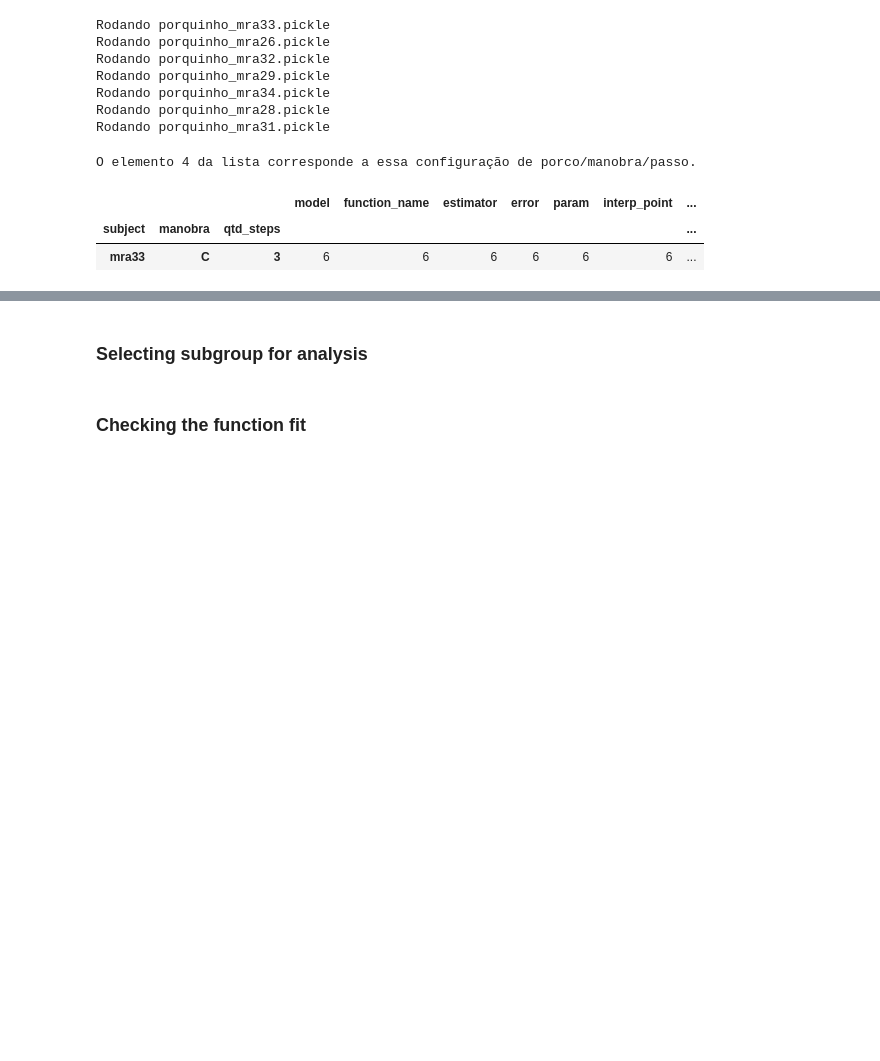
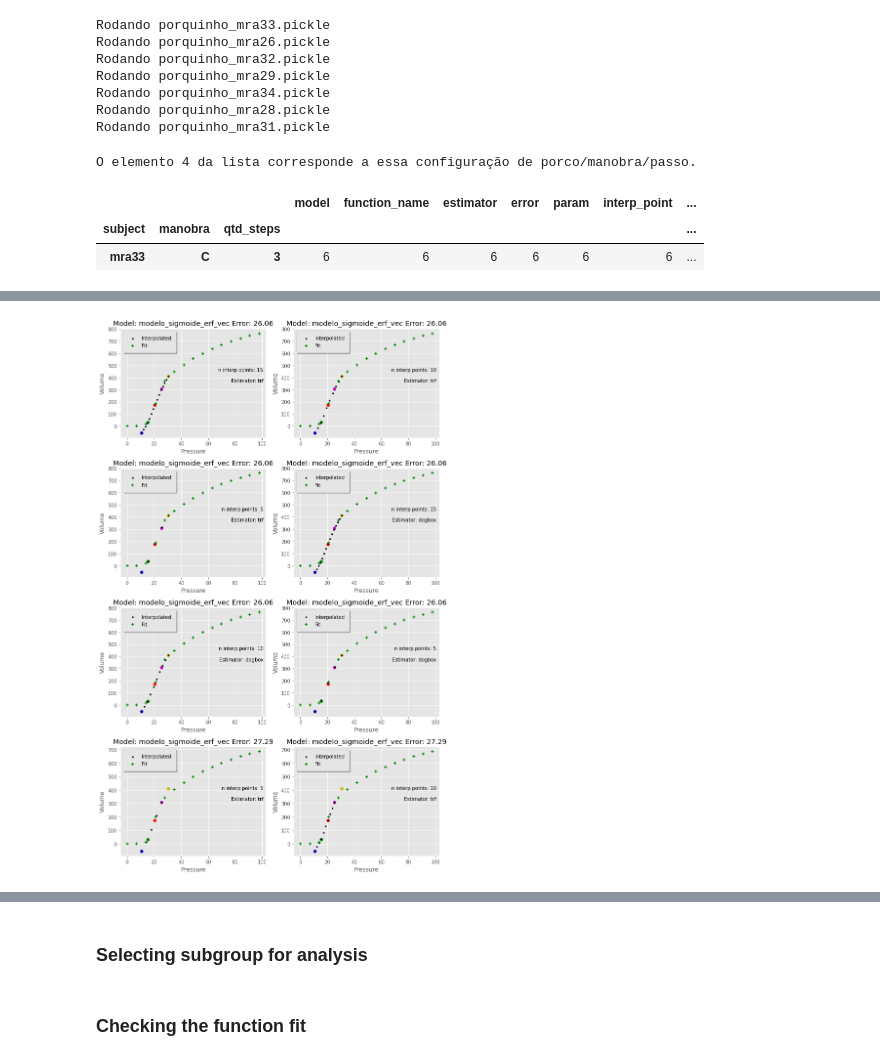
Before and after one commit to edlbcamargo/recrutabilidade, a Jupyter notebook: porquinhos_erfAnalysis.ipynb, the cells around one changed output, grey strips where cells are left out. Cells and saved outputs as stored; diff of their text form; code cells hidden in the pictures; blank space fills up the shorter version.

```diff
--- a/porquinhos_erfAnalysis.ipynb
+++ b/porquinhos_erfAnalysis.ipynb
@@ -160,0 +160,4 @@ print(f" A quantidade total de fits realizados foi: {len(df)}.")
+# %%
+fitter.make_plot(df.query("qtd_steps >= 4").sort_values("error"),8)
+# %% [output]
+[figure, added]
```
Also changed, not shown: parts of 13 cells of this notebook, 2 other files.
